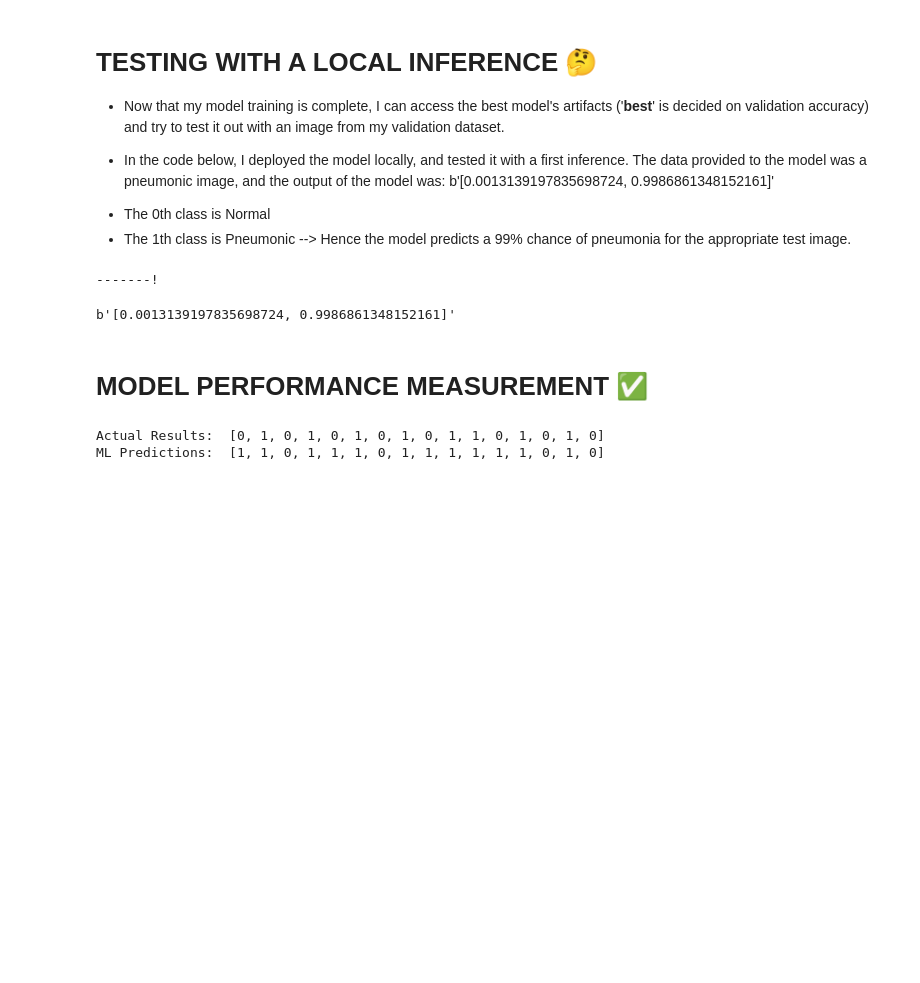
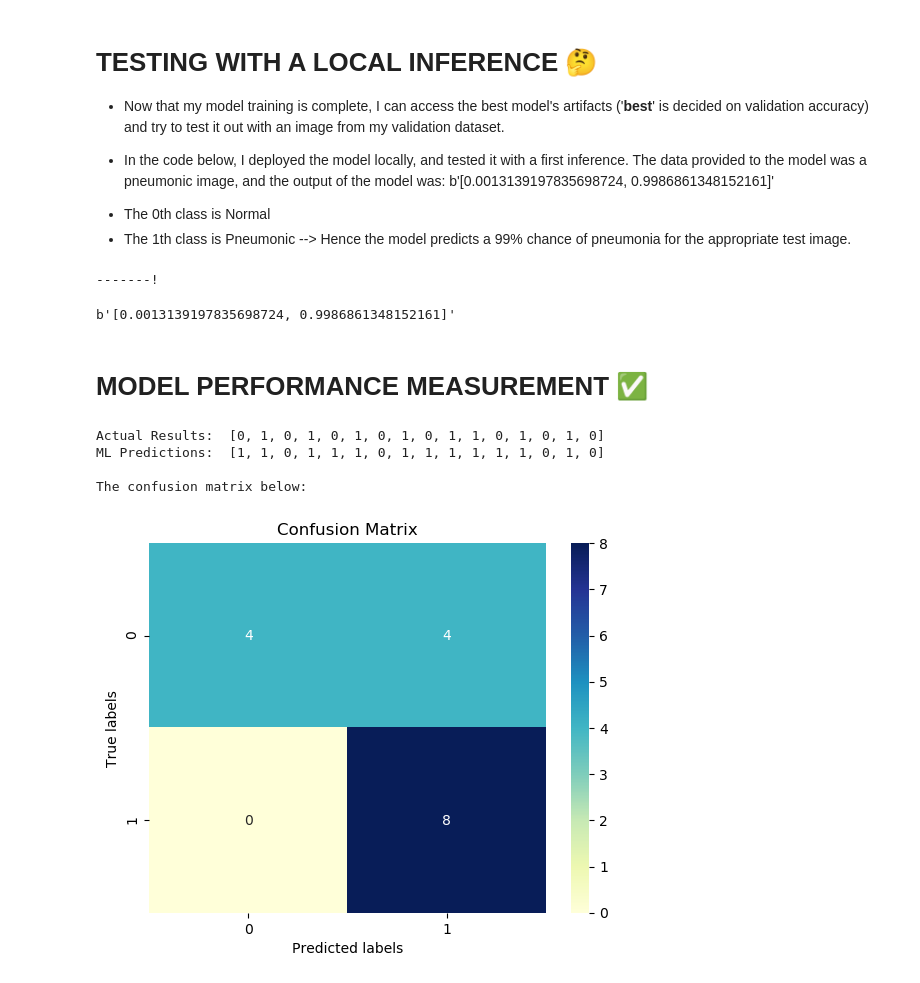
Before and after one commit to akkik04/PulmoLens, a Jupyter notebook: PulmoLens.ipynb, the cells around one changed output. Saved outputs shown, nothing was run; the diff lists cells and outputs as text; code cells hidden in the pictures; blank space fills up the shorter version.

Commit message:
Optimized test_model_performance(), and implemented a confusion matrix heatmap

```diff
--- a/PulmoLens.ipynb
+++ b/PulmoLens.ipynb
@@ -553,39 +553,59 @@ b'[0.0013139197835698724, 0.9986861348152161]'
 # %%
 import os
 import glob
 import json
+import matplotlib.pyplot as plt
 import numpy as np
+import seaborn as sns
 from sagemaker.predictor import Predictor
+from sklearn.metrics import confusion_matrix
 
+# setting the path to my validation images.
 validation_images = glob.glob('data/chest_xray/val/*.jpeg')
 
+# prediction array, and actual array.
 y_hat = []
 y = []
 
+# function to test the model's performance.
 def test_model_performance():
 
+    # list comprehension to apply original labelling.
+    labels = [0 if "normal" in img else 1 for img in validation_images]
+    y.extend(labels)
+
+    # model's prediction for each validation image.
     for img in validation_images:
-        if "normal" in img:
-            y.append(0)
-            with open(img, "rb") as f:
-                data = f.read()
-                inference = predictor.predict(data=data).decode("utf-8")
-                res = json.loads(inference)
-                prediction = np.argmax(res)
-                y_hat.append(prediction)
+        with open(img, "rb") as f:
+            data = f.read()
+            inference = predictor.predict(data=data).decode("utf-8")
+            res = json.loads(inference)
+            prediction = np.argmax(res)
 
-        elif "pneumonia" in img:
-            y.append(1)
-            with open(img, "rb") as f:
-                data = f.read()
-                inference = predictor.predict(data=data).decode("utf-8")
-                res = json.loads(inference)
-                prediction = np.argmax(res)
-                y_hat.append(prediction)
+            # append the model's prediction to the appropriate array.
+            y_hat.append(prediction)
 
+# function call.
 test_model_performance()
 print("Actual Results: ", y)
 print("ML Predictions: ", y_hat)
+
+# create a heatmap with the confusion matrix
+print("\nThe confusion matrix below: ")
+
+cm = confusion_matrix(y, y_hat)
+sns.heatmap(cm, annot=True, cmap='YlGnBu', fmt='g')
+
+# set the axis labels and title
+plt.xlabel('Predicted labels')
+plt.ylabel('True labels')
+plt.title('Confusion Matrix')
+
+# show the plot
+plt.show()
 # %% [output]
 Actual Results:  [0, 1, 0, 1, 0, 1, 0, 1, 0, 1, 1, 0, 1, 0, 1, 0]
 ML Predictions:  [1, 1, 0, 1, 1, 1, 0, 1, 1, 1, 1, 1, 1, 0, 1, 0]
+
+The confusion matrix below:
+[figure, added]
```
